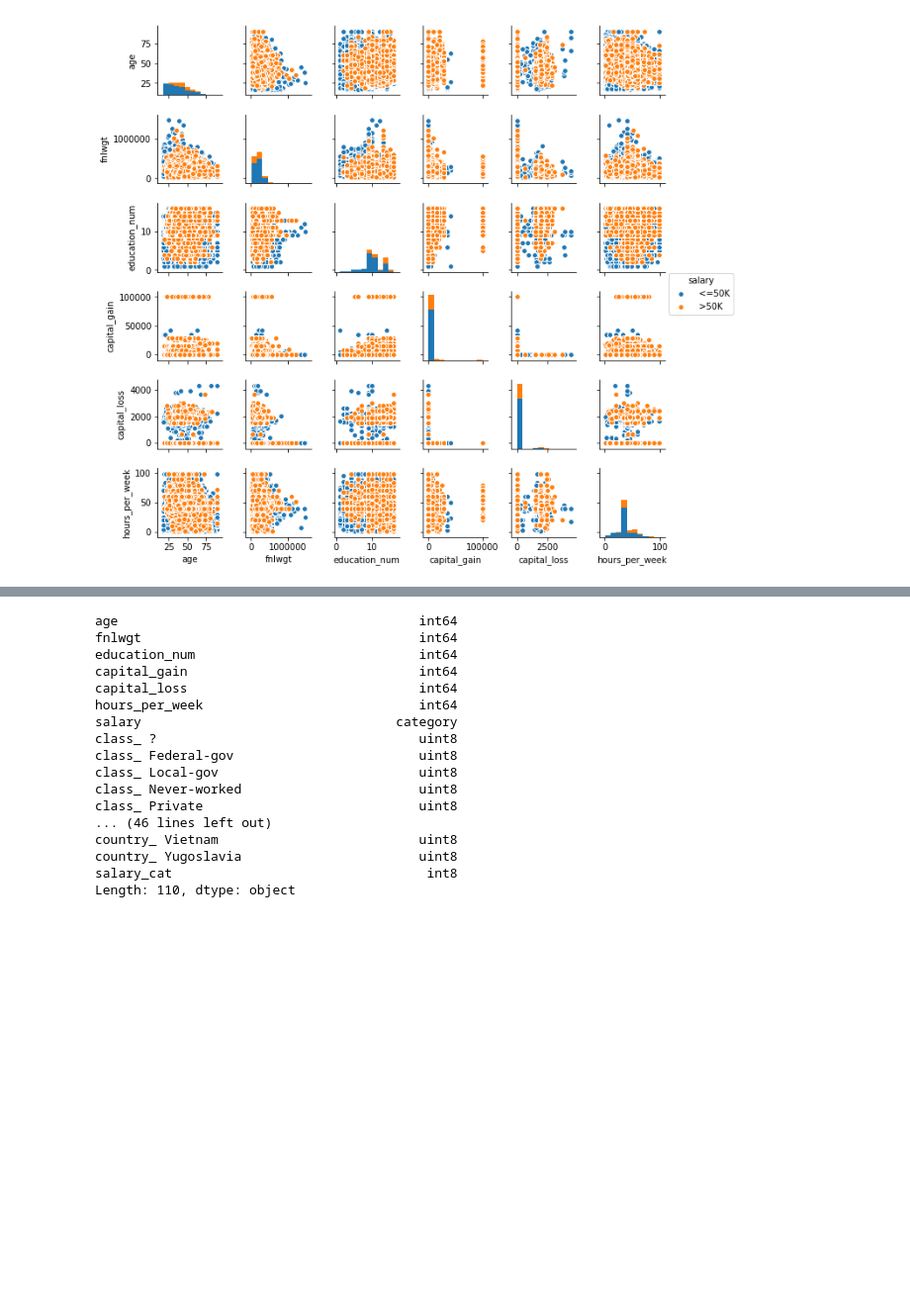
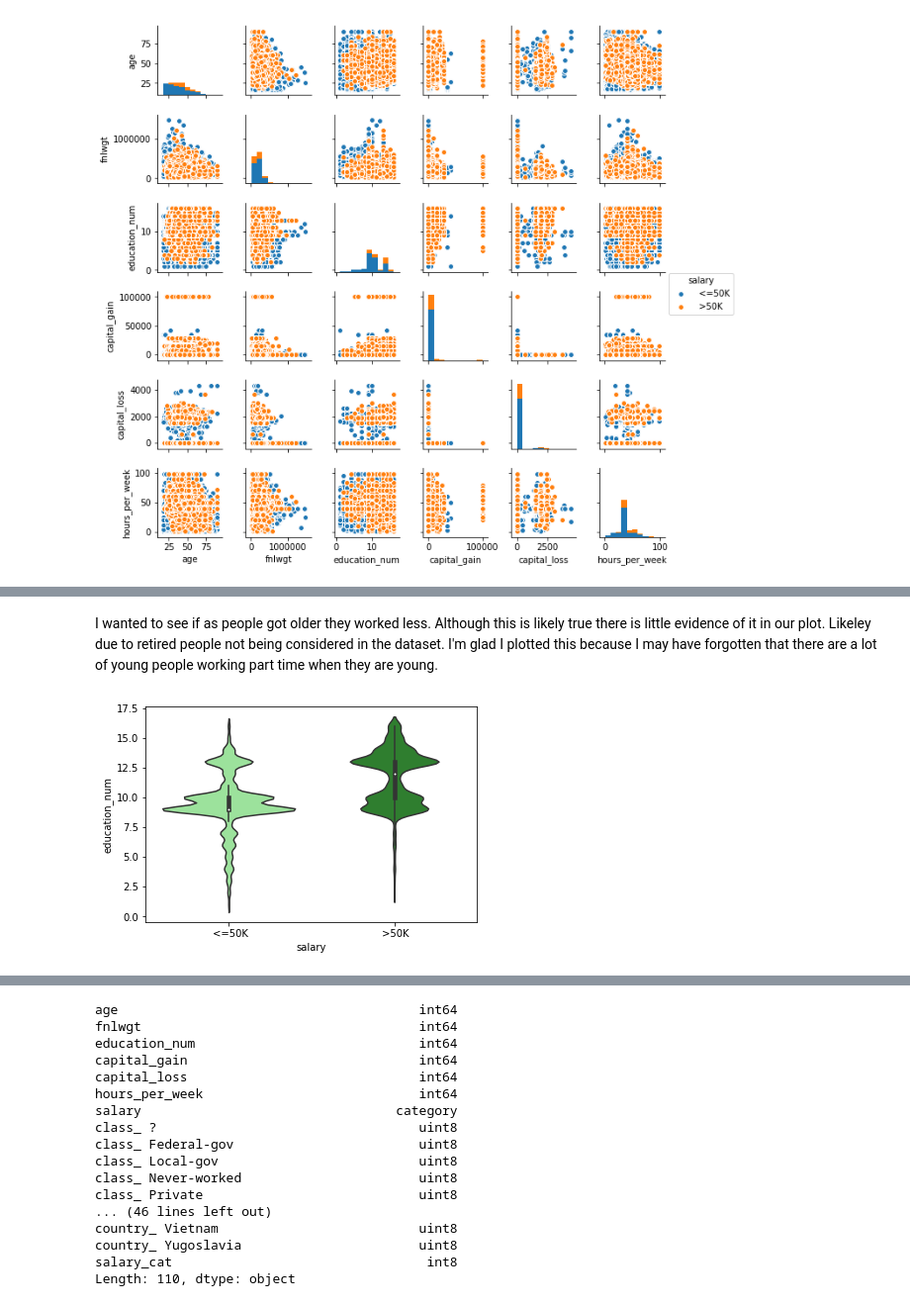
Before and after one commit to Gavin-Whitesitt/Project-1, a Jupyter notebook: Problem #2.ipynb, the cells around one changed output, grey strips where cells are left out. Shown at 99% size. Cells and saved outputs as stored; diff of their text form; code cells hidden in the pictures; blank space fills up the shorter version.

```diff
--- a/Problem #2.ipynb
+++ b/Problem #2.ipynb
@@ -60,0 +75,7 @@ sns.pairplot(adult, hue='salary', size=1.5)
+# %% [markdown]
+I wanted to see if as people got older they worked less. Although this is likely true there is little evidence of it in our plot. Likeley due to retired people not being considered in the dataset. I'm glad I plotted this because I may have forgotten that there are a lot of young people working part time when they are young.
+# %%
+sns.violinplot("salary", "education_num", data=adult,
+               palette=["lightgreen", "forestgreen"]);
+# %% [output]
+[figure, added]
```
Also changed, not shown: parts of 19 cells of this notebook.
